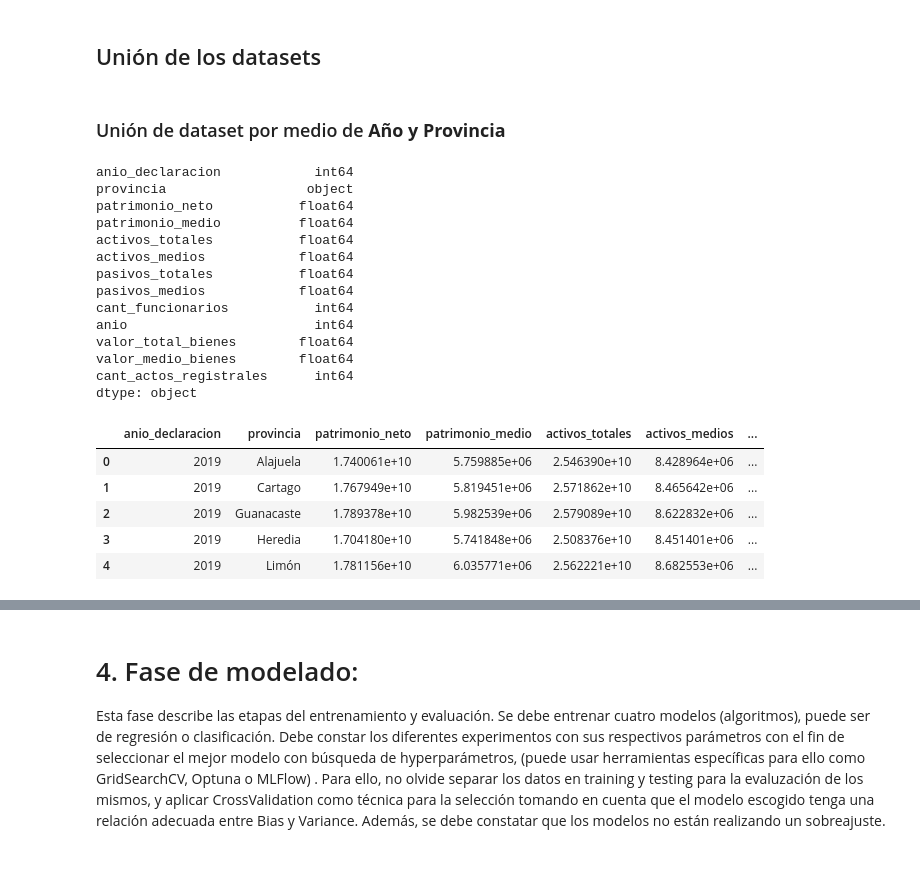
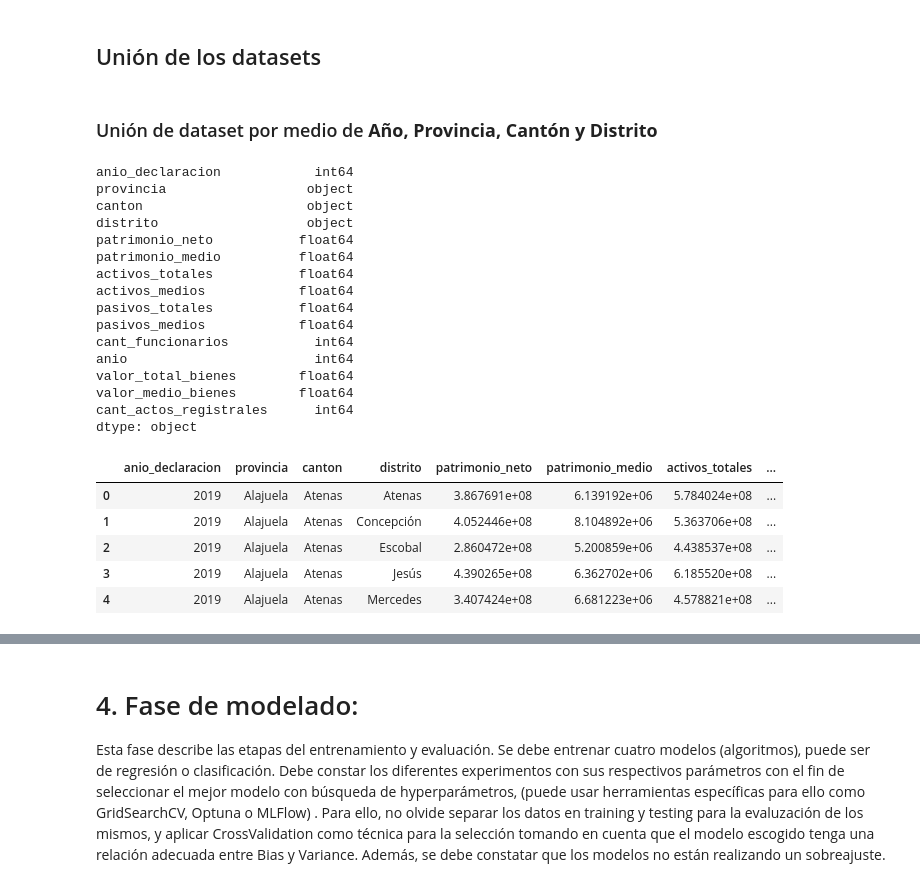
Before and after one commit to samvalverde/transparencia-patrimonial, a Jupyter notebook: Desafío_PIDA.ipynb, the cells around one changed output, grey strips where cells are left out. Drawn from its saved outputs; the diff is of its cells as text; code cells hidden in the pictures.

```diff
--- a/Desafío_PIDA.ipynb
+++ b/Desafío_PIDA.ipynb
@@ -437,6 +391,4 @@ sns.scatterplot(
 ## Creación de datos sintéticos para la Contraloría General de la República (Declaración de Juradas de Bienes)
 # %%
 df_cgr = pd.read_csv("synthetic_cgr_declaraciones.csv")
-# %%
-df_cgr = df_cgr[:12000]
 # %%
@@ -521,6 +489,8 @@ df_cgr["tipo_cargo"] = df_cgr["tipo_cargo"].astype(str)
 df_cgr["activos_totales"] = df_cgr["activos_totales"].astype(float)
 df_cgr["pasivos_totales"] = df_cgr["pasivos_totales"].astype(float)
 df_cgr["provincia"] = df_cgr["provincia"].astype(str)
+df_cgr["canton"] = df_cgr["canton"].astype(str)
+df_cgr["distrito"] = df_cgr["distrito"].astype(str)
 df_cgr["distrib_inmuebles_%"] = df_cgr["distrib_inmuebles_%"].astype(float)
 df_cgr["distrib_vehículos_%"] = df_cgr["distrib_vehículos_%"].astype(float)
 df_cgr["distrib_depósitos_%"] = df_cgr["distrib_depósitos_%"].astype(float)
@@ -546,7 +517,7 @@ dtype: object
 # %%
 df_cgr["patrimonio_neto"] = df_cgr["activos_totales"] - df_cgr["pasivos_totales"]
 # %%
-df_cgr_agg = df_cgr.groupby(["anio_declaracion", "provincia"]).agg(
+df_cgr_agg = df_cgr.groupby(["anio_declaracion", "provincia", "canton", "distrito"]).agg(
     patrimonio_neto=("patrimonio_neto", "sum"),
     patrimonio_medio=("patrimonio_neto", "mean"),
     activos_totales=("activos_totales", "sum"),
@@ -604,20 +549,22 @@ sns.scatterplot(
 # %% [markdown]
 ## Unión de los datasets
 # %% [markdown]
-### Unión de dataset por medio de **Año y Provincia**
+### Unión de dataset por medio de **Año, Provincia, Cantón y Distrito**
 # %%
-df_registro_cgr_anio_provincia = pd.merge(
+df_registro_cgr_anio_provincia_canton_distrito = pd.merge(
     df_cgr_agg,
     df_registro_agg,
-    left_on=["anio_declaracion", "provincia"],
-    right_on=["anio", "provincia"],
+    left_on=["anio_declaracion", "provincia", "canton", "distrito"],
+    right_on=["anio", "provincia", "canton", "distrito"],
     how="inner"
 )
 # %%
-df_registro_cgr_anio_provincia.dtypes
+df_registro_cgr_anio_provincia_canton_distrito.dtypes
 # %% [output]
 anio_declaracion            int64
 provincia                  object
+canton                     object
+distrito                   object
 patrimonio_neto           float64
 patrimonio_medio          float64
 activos_totales           float64
@@ -631,11 +578,11 @@ valor_medio_bienes        float64
 cant_actos_registrales      int64
 dtype: object
 # %%
-df_registro_cgr_anio_provincia.head()
+df_registro_cgr_anio_provincia_canton_distrito.head()
 # %% [output]
-|  | anio_declaracion | provincia | patrimonio_neto | patrimonio_medio | activos_totales | activos_medios | ... |
-| 0 | 2019 | Alajuela | 1.740061e+10 | 5.759885e+06 | 2.546390e+10 | 8.428964e+06 | ... |
-| 1 | 2019 | Cartago | 1.767949e+10 | 5.819451e+06 | 2.571862e+10 | 8.465642e+06 | ... |
-| 2 | 2019 | Guanacaste | 1.789378e+10 | 5.982539e+06 | 2.579089e+10 | 8.622832e+06 | ... |
-| 3 | 2019 | Heredia | 1.704180e+10 | 5.741848e+06 | 2.508376e+10 | 8.451401e+06 | ... |
-| 4 | 2019 | Limón | 1.781156e+10 | 6.035771e+06 | 2.562221e+10 | 8.682553e+06 | ... |
+|  | anio_declaracion | provincia | canton | distrito | patrimonio_neto | patrimonio_medio | activos_totales | ... |
+| 0 | 2019 | Alajuela | Atenas | Atenas | 3.867691e+08 | 6.139192e+06 | 5.784024e+08 | ... |
+| 1 | 2019 | Alajuela | Atenas | Concepción | 4.052446e+08 | 8.104892e+06 | 5.363706e+08 | ... |
+| 2 | 2019 | Alajuela | Atenas | Escobal | 2.860472e+08 | 5.200859e+06 | 4.438537e+08 | ... |
+| 3 | 2019 | Alajuela | Atenas | Jesús | 4.390265e+08 | 6.362702e+06 | 6.185520e+08 | ... |
+| 4 | 2019 | Alajuela | Atenas | Mercedes | 3.407424e+08 | 6.681223e+06 | 4.578821e+08 | ... |
```
Also changed, not shown: parts of 30 cells of this notebook.
